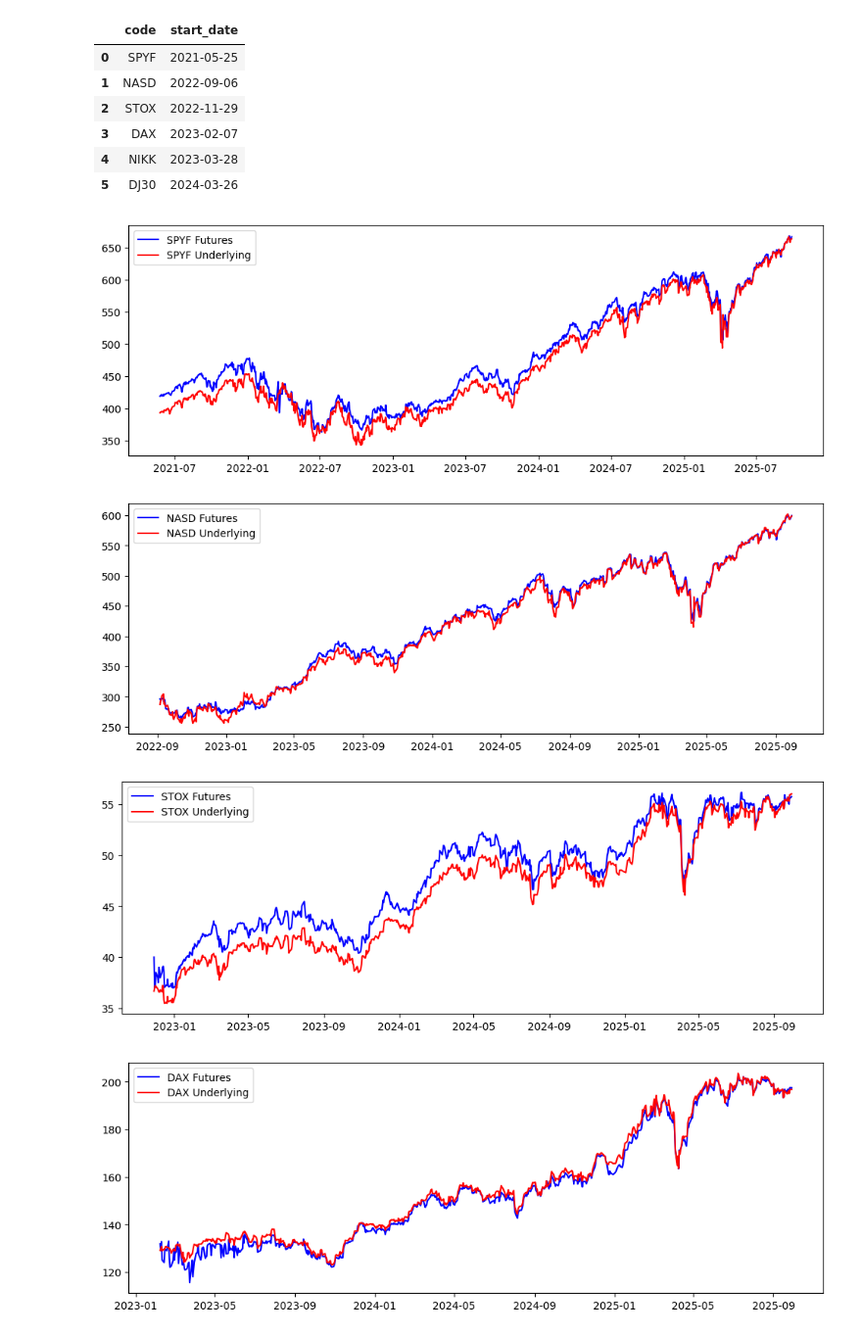
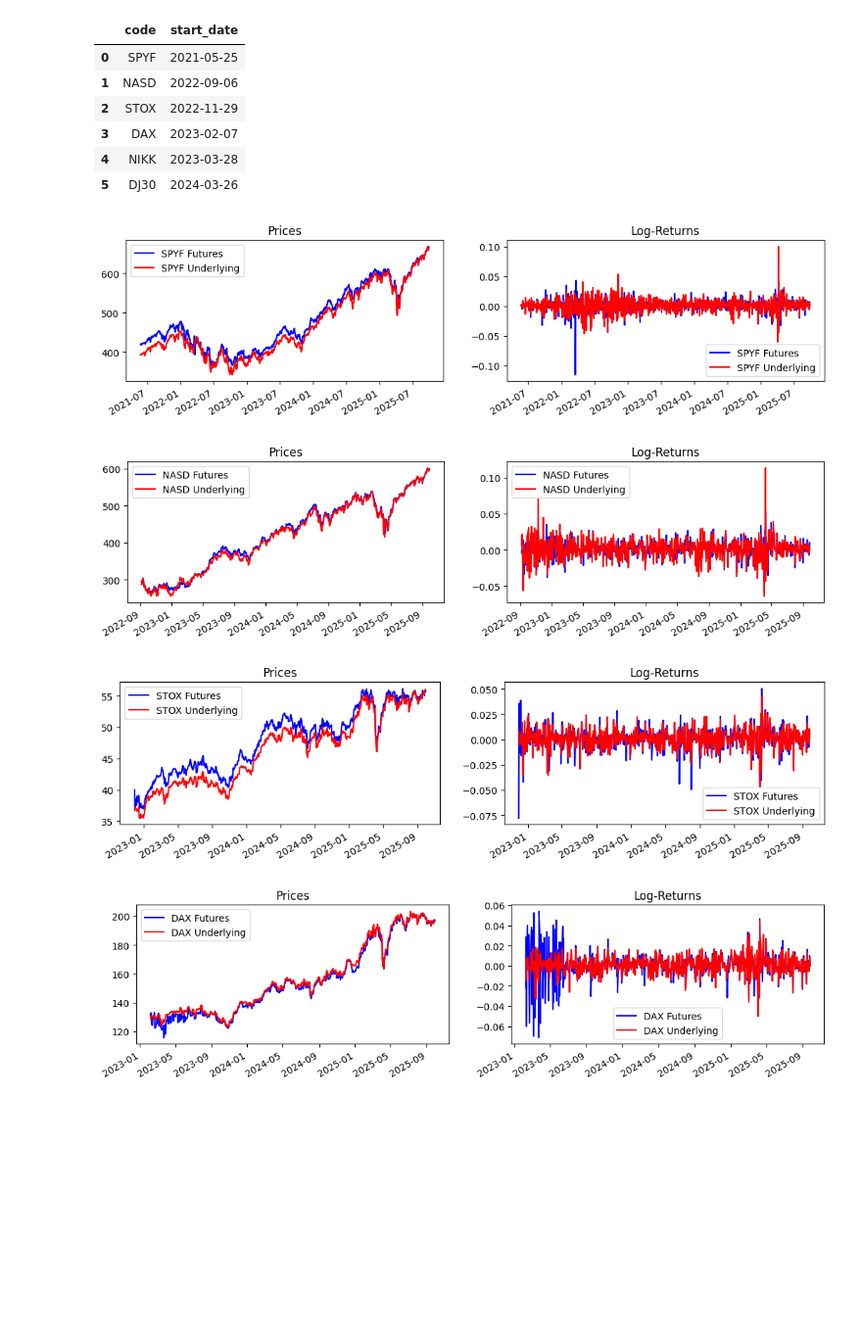
Before and after one commit to valkhodzhaev/RanepaLab, a Jupyter notebook: notebooks/futures.ipynb, the cells around one changed output. Shown at 98% size. Cells and saved outputs as stored; diff of their text form; code cells hidden in the pictures; blank space fills up the shorter version.

```diff
--- a/notebooks/futures.ipynb
+++ b/notebooks/futures.ipynb
@@ -612,17 +613,25 @@ etfFuturesList[['code', 'start_date']].groupby('code').min().sort_values(by='sta
 # %%
 
 for code in data['code'].unique():
     loopData = data[data['code'] == code].copy()
 
-    plt.figure(figsize=(12, 4))
+    fig, ax = plt.subplots(1, 2, figsize=(13, 3))
 
-    plt.plot(pd.to_datetime(loopData['TRADEDATE']), loopData['futuresPrice'], label=f'{code} Futures', color='blue')
-    plt.plot(pd.to_datetime(loopData['TRADEDATE']), loopData['underPrice'], label=f'{code} Underlying', color='red')
+    ax[0].plot(pd.to_datetime(loopData['TRADEDATE']), loopData['futuresPrice'], label=f'{code} Futures', color='blue')
+    ax[0].plot(pd.to_datetime(loopData['TRADEDATE']), loopData['underPrice'], label=f'{code} Underlying', color='red')
+    ax[0].legend()
+    ax[0].set_title('Prices')
 
-    plt.legend()
+    ax[1].plot(pd.to_datetime(loopData['TRADEDATE'][:-1]), np.diff(np.log(loopData['futuresPrice'])), label=f'{code} Futures', color='blue')
+    ax[1].plot(pd.to_datetime(loopData['TRADEDATE'][:-1]), np.diff(np.log(loopData['underPrice'])), label=f'{code} Underlying', color='red')
+    ax[1].legend()
+    ax[1].set_title('Log-Returns')
+
+    fig.autofmt_xdate()
+
     plt.show()
 # %% [output]
-[figure, old version]
+[figure, new version]
-[figure, old version]
+[figure, new version]
-[figure, old version]
+[figure, new version]
-[figure, old version]
+[figure, new version]
```
Also changed, not shown: parts of 3 cells of this notebook.
